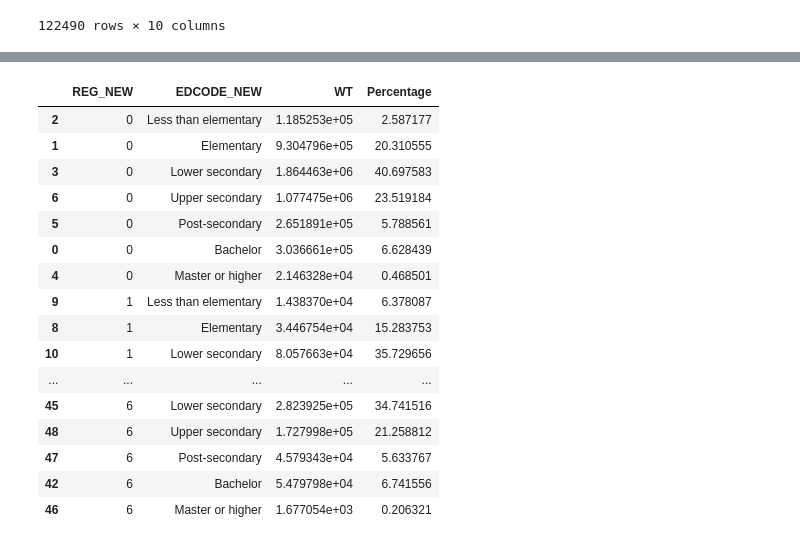
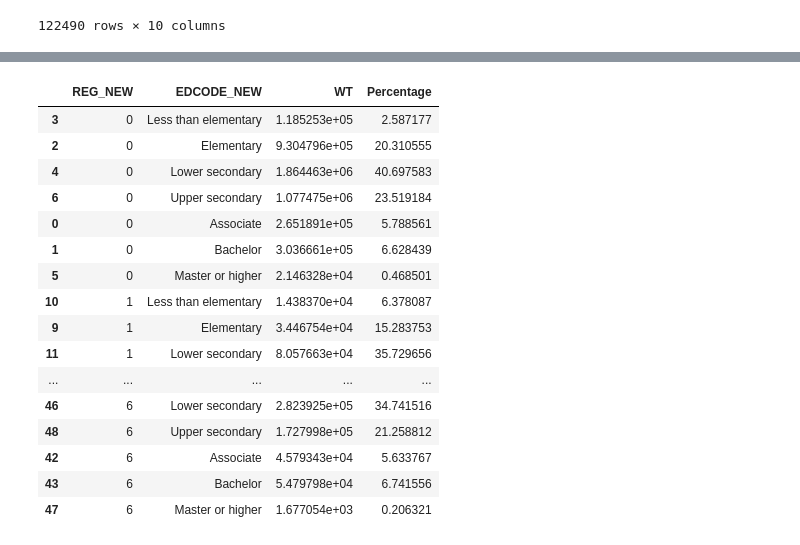
Before and after one commit to PhakphumJ/Thesis_code, a Jupyter notebook: LFS_code.ipynb, the cells around one changed output, grey strips where cells are left out. Cells and saved outputs as stored; diff of their text form; code cells hidden in the pictures.

Commit message:
rename post-sec, note indust.

```diff
--- a/LFS_code.ipynb
+++ b/LFS_code.ipynb
@@ -167,7 +177,7 @@ def EDCODE_NEW(df):
     elif (df["EDCODE"] >= 5) & (df["EDCODE"] <= 7):
         return "Upper secondary"
     elif (df["EDCODE"] >= 8) & (df["EDCODE"] <= 10):
-        return "Post-secondary"
+        return "Associate"
     elif (df["EDCODE"] >= 11) & (df["EDCODE"] <= 13):
         return "Bachelor"
     elif df["EDCODE"] >= 14:
@@ -289,47 +312,47 @@ LFS_56_Q1_YOUNG_EDU_NAT_TOTAL = LFS_56_Q1_YOUNG_EDU_REG_TOTAL.groupby(["EDCODE_N
 
 ## Create column REG_NEW for the national level. Set it to 0.
 LFS_56_Q1_YOUNG_EDU_NAT_TOTAL["REG_NEW"] = 0
 
 # Make REG_NEW the first column.
 cols = LFS_56_Q1_YOUNG_EDU_NAT_TOTAL.columns.tolist()
 
 cols = cols[-1:] + cols[:-1]
 LFS_56_Q1_YOUNG_EDU_NAT_TOTAL = LFS_56_Q1_YOUNG_EDU_NAT_TOTAL[cols]
 
 ## Create a new column for the percentage of each education level
 LFS_56_Q1_YOUNG_EDU_NAT_TOTAL["Percentage"] = LFS_56_Q1_YOUNG_EDU_NAT_TOTAL["WT"]/LFS_56_Q1_YOUNG_EDU_NAT_TOTAL["WT"].sum()*100
 
 ## Concatenate the national level data to the regional level data.
 LFS_56_Q1_YOUNG_EDU_REG_TOTAL = pd.concat([LFS_56_Q1_YOUNG_EDU_NAT_TOTAL, LFS_56_Q1_YOUNG_EDU_REG_TOTAL], axis = 0).reset_index(drop=True) ## drop previous index entirely.
 
 ## remove the dataframes that are no longer needed.
 del LFS_56_Q1_YOUNG_EDU_NAT_TOTAL
 
 ### Sort the table by EDCODE_NEW.
-custom_dict_edu = {'Less than elementary': 0, 'Elementary': 1, 'Lower secondary': 2, 'Upper secondary': 3, 'Post-secondary': 4, 'Bachelor': 5, 'Master or higher': 6, 'Other/Unknown': 7}
+custom_dict_edu = {'Less than elementary': 0, 'Elementary': 1, 'Lower secondary': 2, 'Upper secondary': 3, 'Associate': 4, 'Bachelor': 5, 'Master or higher': 6, 'Other/Unknown': 7}
 
 # Convert EDCODE_NEW to an ordered categorical data type
 LFS_56_Q1_YOUNG_EDU_REG_TOTAL['EDCODE_NEW'] = pd.Categorical(LFS_56_Q1_YOUNG_EDU_REG_TOTAL['EDCODE_NEW'], categories=custom_dict_edu.keys(), ordered=True)
 
 # Sort the table by EDCODE_NEW and REG_NEW
 LFS_56_Q1_YOUNG_EDU_REG_TOTAL.sort_values(by=['REG_NEW', 'EDCODE_NEW'], inplace=True)
 
 LFS_56_Q1_YOUNG_EDU_REG_TOTAL
 # %% [output]
 |  | REG_NEW | EDCODE_NEW | WT | Percentage |
-| 2 | 0 | Less than elementary | 1.185253e+05 | 2.587177 |
-| 1 | 0 | Elementary | 9.304796e+05 | 20.310555 |
-| 3 | 0 | Lower secondary | 1.864463e+06 | 40.697583 |
+| 3 | 0 | Less than elementary | 1.185253e+05 | 2.587177 |
+| 2 | 0 | Elementary | 9.304796e+05 | 20.310555 |
+| 4 | 0 | Lower secondary | 1.864463e+06 | 40.697583 |
 | 6 | 0 | Upper secondary | 1.077475e+06 | 23.519184 |
-| 5 | 0 | Post-secondary | 2.651891e+05 | 5.788561 |
-| 0 | 0 | Bachelor | 3.036661e+05 | 6.628439 |
-| 4 | 0 | Master or higher | 2.146328e+04 | 0.468501 |
-| 9 | 1 | Less than elementary | 1.438370e+04 | 6.378087 |
-| 8 | 1 | Elementary | 3.446754e+04 | 15.283753 |
-| 10 | 1 | Lower secondary | 8.057663e+04 | 35.729656 |
+| 0 | 0 | Associate | 2.651891e+05 | 5.788561 |
+| 1 | 0 | Bachelor | 3.036661e+05 | 6.628439 |
+| 5 | 0 | Master or higher | 2.146328e+04 | 0.468501 |
+| 10 | 1 | Less than elementary | 1.438370e+04 | 6.378087 |
+| 9 | 1 | Elementary | 3.446754e+04 | 15.283753 |
+| 11 | 1 | Lower secondary | 8.057663e+04 | 35.729656 |
 | ... | ... | ... | ... | ... |
-| 45 | 6 | Lower secondary | 2.823925e+05 | 34.741516 |
+| 46 | 6 | Lower secondary | 2.823925e+05 | 34.741516 |
 | 48 | 6 | Upper secondary | 1.727998e+05 | 21.258812 |
-| 47 | 6 | Post-secondary | 4.579343e+04 | 5.633767 |
-| 42 | 6 | Bachelor | 5.479798e+04 | 6.741556 |
-| 46 | 6 | Master or higher | 1.677054e+03 | 0.206321 |
+| 42 | 6 | Associate | 4.579343e+04 | 5.633767 |
+| 43 | 6 | Bachelor | 5.479798e+04 | 6.741556 |
+| 47 | 6 | Master or higher | 1.677054e+03 | 0.206321 |
```
Also changed, not shown: parts of 7 cells of this notebook.
